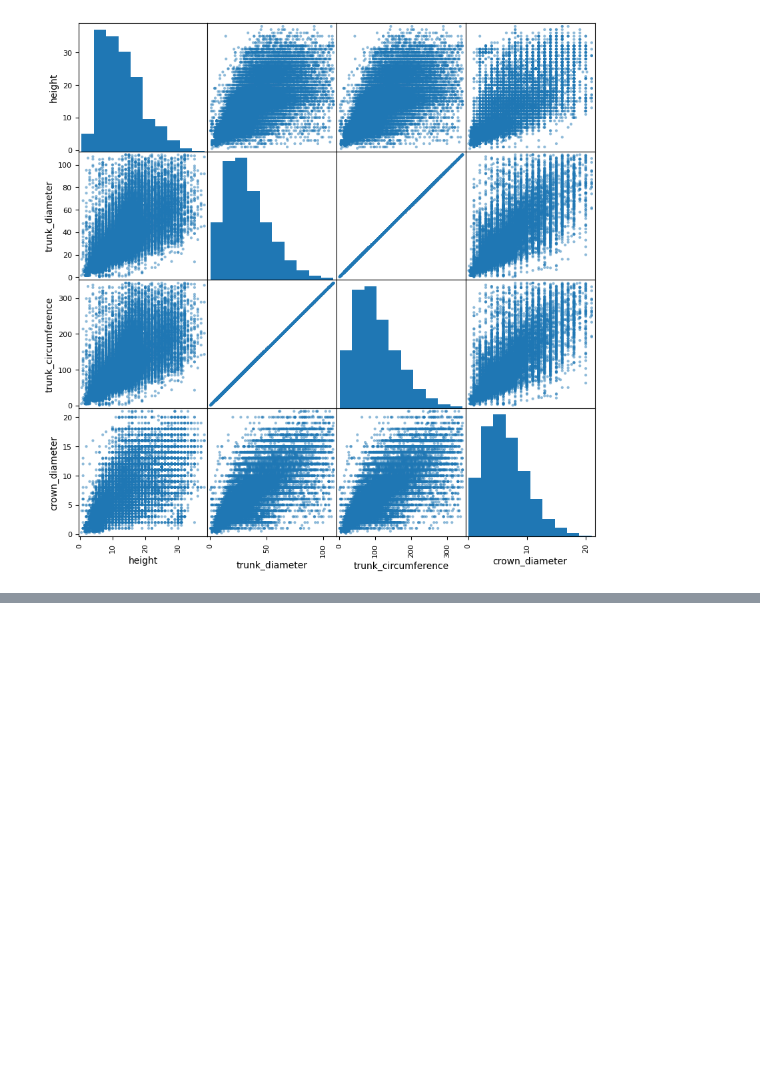
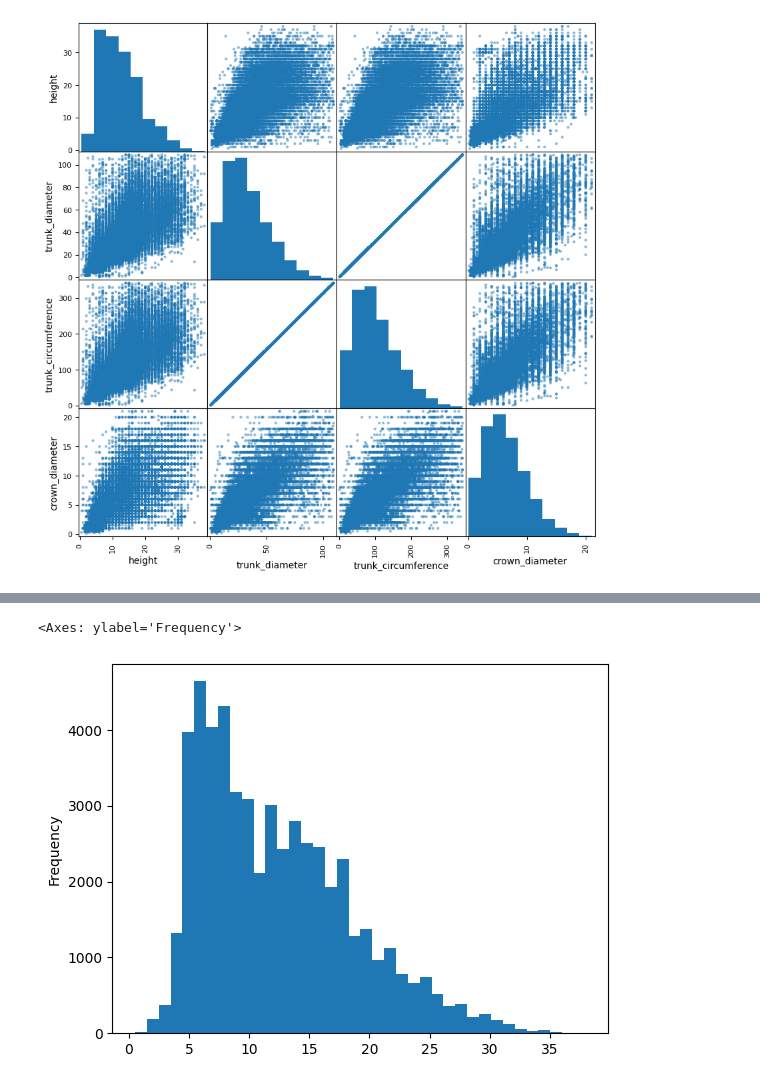
Before and after one commit to Claritatem/Urban-Trees, a Jupyter notebook: python/EDA_20260210.ipynb, the cells around one changed output, grey strips where cells are left out. Cells and saved outputs as stored; diff of their text form; code cells hidden in the pictures; blank space fills up the shorter version.

```diff
--- a/python/EDA_20260210.ipynb
+++ b/python/EDA_20260210.ipynb
@@ -322,0 +401,6 @@ array([[<Axes: xlabel='height', ylabel='height'>,
+# %%
+whole_bins = round(gdf['height'][gdf['in_qualified_cohort']].max())
+gdf['height'][gdf['in_qualified_cohort']].plot.hist(bins=whole_bins)
+# %% [output]
+<Axes: ylabel='Frequency'>
+[figure, added]
```
Also changed, not shown: parts of 19 cells of this notebook.
